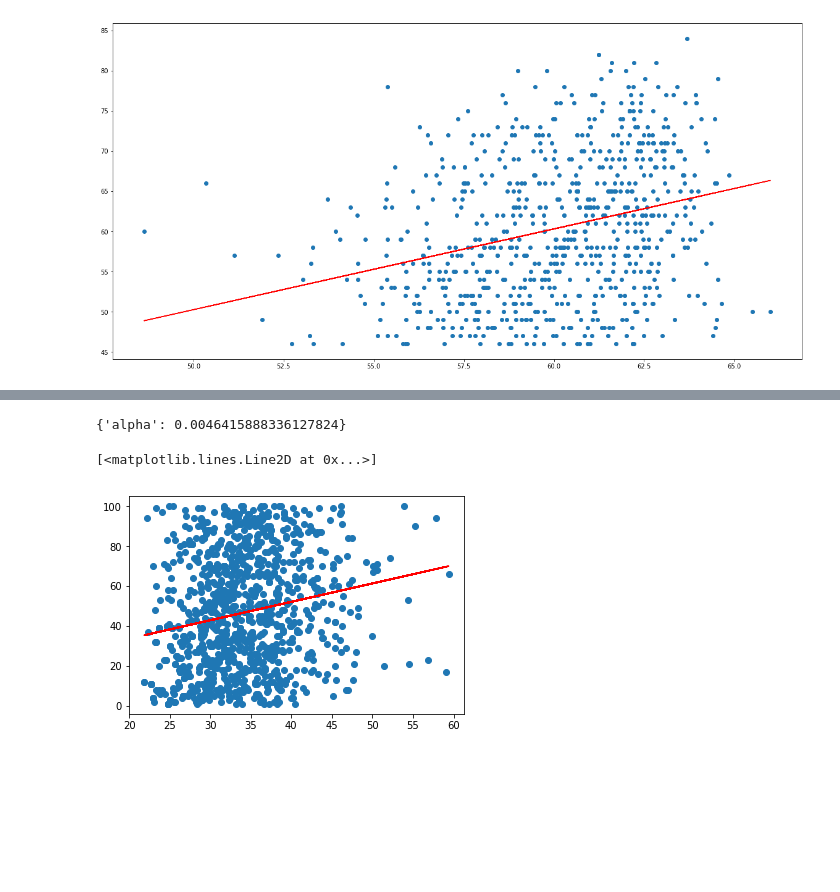
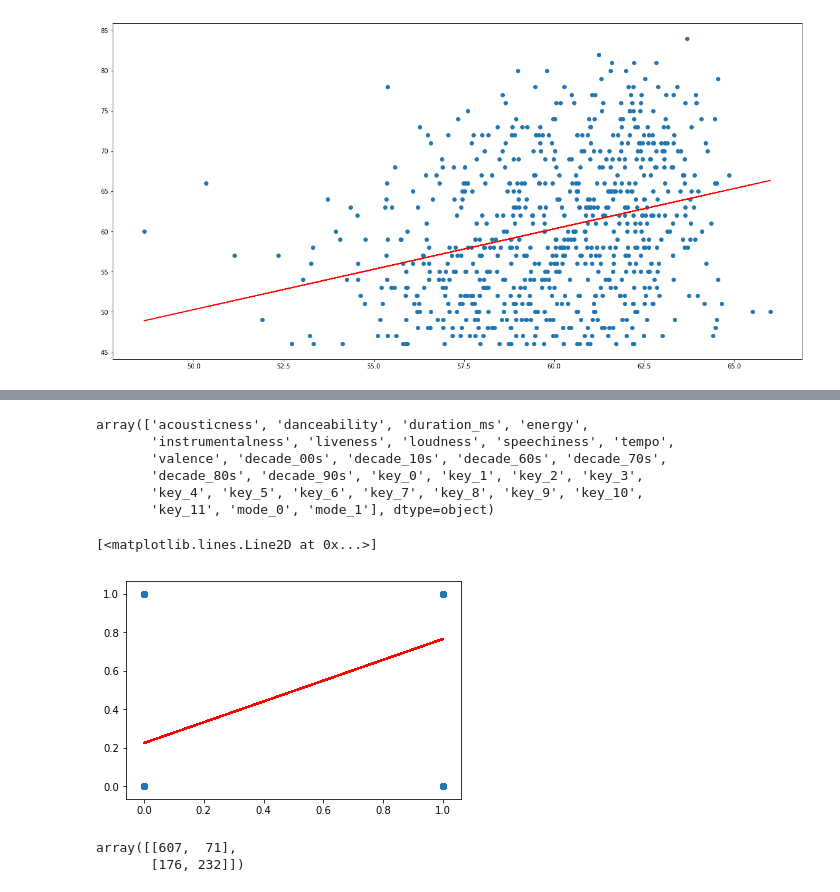
Before and after one commit to ckhan6241/spotify, a Jupyter notebook: audio_features.ipynb, the cells around one changed output, grey strips where cells are left out. Cells and saved outputs as stored; diff of their text form; code cells hidden in the pictures; blank space fills up the shorter version.

Commit message:
audio features analysis with rank

```diff
--- a/audio_features.ipynb
+++ b/audio_features.ipynb
@@ -756,12 +760,15 @@ params = {
 
 billboard = pd.read_csv("billboard_rank.csv", encoding='latin1')
 billboard = billboard.dropna()
-billboard.drop(['type', 'uri', 'lyrics_y','lyrics_x','popularity_x','popularity_y','artist','track','explicit'], axis = 1, inplace = True)
+billboard.drop(['type', 'uri', 'lyrics_y','lyrics_x','popularity_y','artist','track','explicit'], axis = 1, inplace = True)
 billboard[['key', 'mode', 'mode']] = billboard[['key', 'mode', 'mode']].astype(np.object)
 billboard.duration_ms = billboard.duration_ms/1000
 billboard = pd.get_dummies(billboard)
-billboard_X = billboard.drop(['Rank'], axis=1)
-billboard_y = np.log(billboard['Rank'])
+billboard['hit'] = np.where(billboard['popularity_x']>60, 1, 0)
+billboard.drop(['popularity_x'], axis=1, inplace=True)
+billboard_X = billboard.drop(['Rank', 'hit'], axis=1)
+# billboard_y = np.log(billboard['Rank'])
+billboard_y = billboard['hit']
 for i in ['acousticness', 'danceability', 'duration_ms', 'energy',
        'instrumentalness', 'liveness', 'loudness',
        'speechiness', 'tempo', 'valence']:
@@ -791,14 +778,25 @@ Name: Rank, Length: 4343, dtype: float64
+# %%
+billboard_X.columns.values
+# %% [output]
+array(['acousticness', 'danceability', 'duration_ms', 'energy',
+       'instrumentalness', 'liveness', 'loudness', 'speechiness', 'tempo',
+       'valence', 'decade_00s', 'decade_10s', 'decade_60s', 'decade_70s',
+       'decade_80s', 'decade_90s', 'key_0', 'key_1', 'key_2', 'key_3',
+       'key_4', 'key_5', 'key_6', 'key_7', 'key_8', 'key_9', 'key_10',
+       'key_11', 'mode_0', 'mode_1'], dtype=object)
 # %%
-lasso_bill = Lasso()
-lasso_bill_gsc = GridSearchCV(lasso_bill, params)
-lasso_bill_gsc.fit(X_train_b, y_train_b)
-print(lasso_bill_gsc.best_params_)
-lasso_predict_y_b = np.exp(lasso_bill_gsc.best_estimator_.predict(X_test_b))
-plt.scatter(lasso_predict_y_b, np.exp(y_test_b))
-slope, intercept = np.polyfit(lasso_predict_y_b, np.exp(y_test_b), 1)
+lasso_bill = LogisticRegression()
+lasso_bill.fit(X_train_b, y_train_b)
+lasso_predict_y_b = lasso_bill.predict(X_test_b)
+plt.scatter(lasso_predict_y_b, y_test_b)
+slope, intercept = np.polyfit(lasso_predict_y_b, y_test_b, 1)
 abline_values = [slope * i + intercept for i in lasso_predict_y_b]
 plt.plot(lasso_predict_y_b, abline_values, 'r')
 # %% [output]
-{'alpha': 0.0046415888336127824}
+[<matplotlib.lines.Line2D at 0x...>]
-[<matplotlib.lines.Line2D at 0x...>]
-[figure, old version]
+[figure, new version]
+# %%
+confusion_matrix(y_test_b, lasso_predict_y_b)
+# %% [output]
+array([[607,  71],
+       [176, 232]])
```
Also changed, not shown: parts of 6 cells of this notebook.
